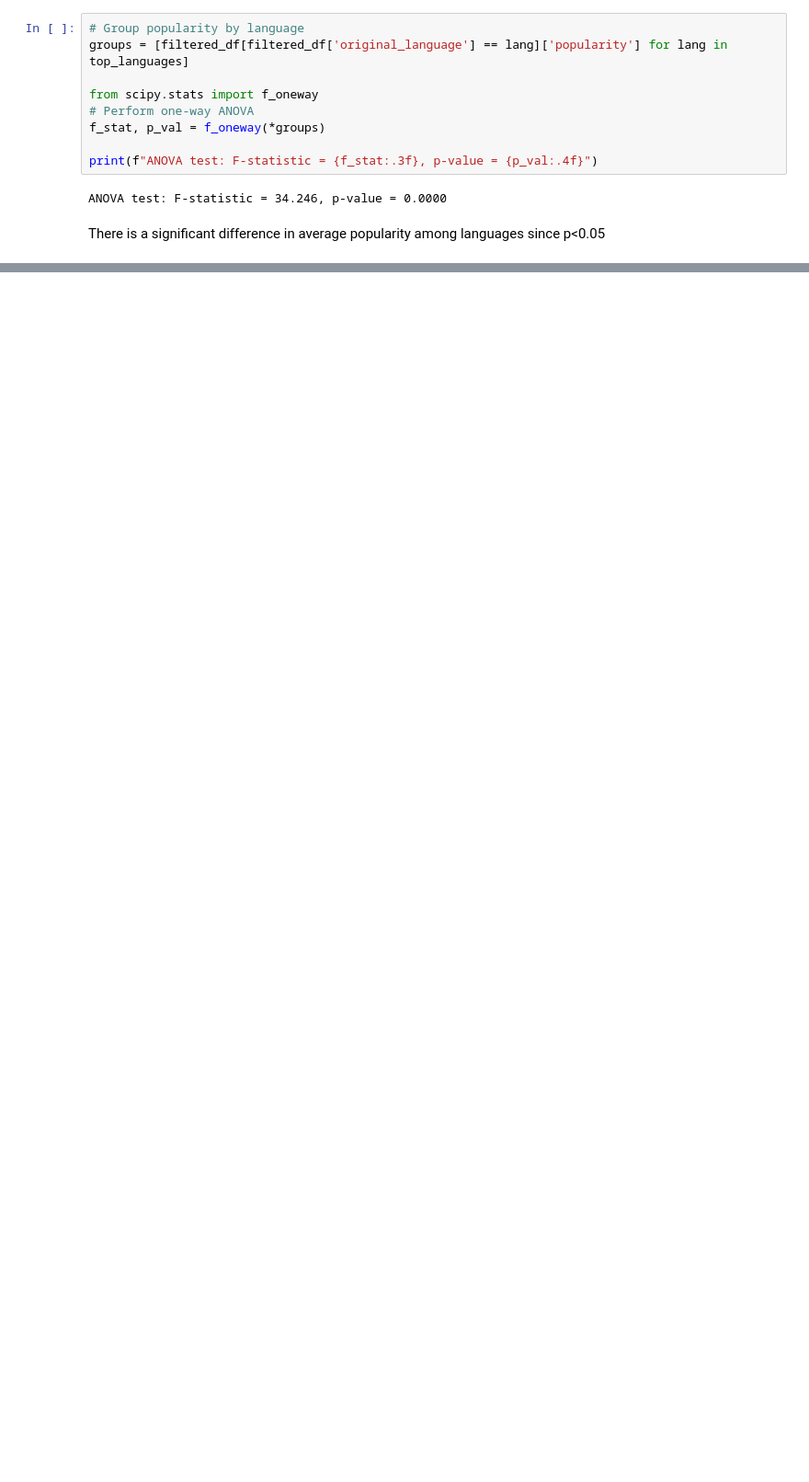
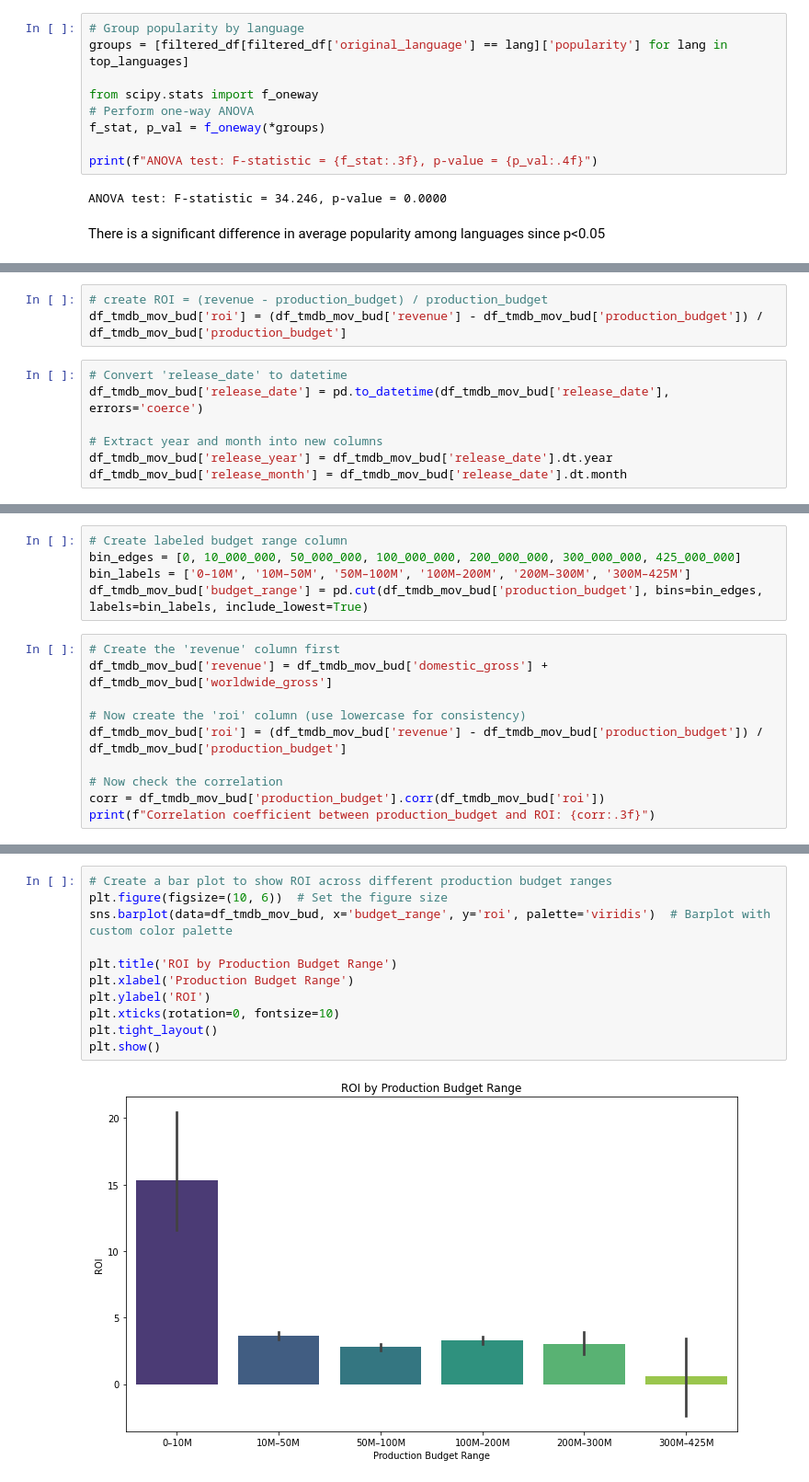
Before and after one commit to hildajerotich/GROUP-6-PHASE-2-PROJECT, a Jupyter notebook: student.ipynb, the cells around one changed output, grey strips where cells are left out. Shown at 92% size. Saved outputs shown, nothing was run; the diff lists cells and outputs as text; blank space fills up the shorter version.

```diff
--- a/student.ipynb
+++ b/student.ipynb
@@ -148,0 +209,10 @@ There is a significant difference in average popularity among languages since p<
+# %%
+# create ROI = (revenue - production_budget) / production_budget
+df_tmdb_mov_bud['roi'] = (df_tmdb_mov_bud['revenue'] - df_tmdb_mov_bud['production_budget']) / df_tmdb_mov_bud['production_budget']
+# %%
+# Convert 'release_date' to datetime
+df_tmdb_mov_bud['release_date'] = pd.to_datetime(df_tmdb_mov_bud['release_date'], errors='coerce')
+
+# Extract year and month into new columns
+df_tmdb_mov_bud['release_year'] = df_tmdb_mov_bud['release_date'].dt.year
+df_tmdb_mov_bud['release_month'] = df_tmdb_mov_bud['release_date'].dt.month
@@ -148,0 +283,15 @@ There is a significant difference in average popularity among languages since p<
+# %%
+# Create labeled budget range column
+bin_edges = [0, 10_000_000, 50_000_000, 100_000_000, 200_000_000, 300_000_000, 425_000_000]
+bin_labels = ['0–10M', '10M–50M', '50M–100M', '100M–200M', '200M–300M', '300M–425M']
+df_tmdb_mov_bud['budget_range'] = pd.cut(df_tmdb_mov_bud['production_budget'], bins=bin_edges, labels=bin_labels, include_lowest=True)
+# %%
+# Create the 'revenue' column first
+df_tmdb_mov_bud['revenue'] = df_tmdb_mov_bud['domestic_gross'] + df_tmdb_mov_bud['worldwide_gross']
+
+# Now create the 'roi' column (use lowercase for consistency)
+df_tmdb_mov_bud['roi'] = (df_tmdb_mov_bud['revenue'] - df_tmdb_mov_bud['production_budget']) / df_tmdb_mov_bud['production_budget']
+
+# Now check the correlation
+corr = df_tmdb_mov_bud['production_budget'].corr(df_tmdb_mov_bud['roi'])
+print(f"Correlation coefficient between production_budget and ROI: {corr:.3f}")
@@ -148,0 +305,13 @@ There is a significant difference in average popularity among languages since p<
+# %%
+# Create a bar plot to show ROI across different production budget ranges
+plt.figure(figsize=(10, 6))  # Set the figure size
+sns.barplot(data=df_tmdb_mov_bud, x='budget_range', y='roi', palette='viridis')  # Barplot with custom color palette
+
+plt.title('ROI by Production Budget Range')
+plt.xlabel('Production Budget Range')
+plt.ylabel('ROI')
+plt.xticks(rotation=0, fontsize=10)
+plt.tight_layout()
+plt.show()
+# %% [output]
+[figure, added]
```
Also changed, not shown: parts of 103 cells of this notebook.
